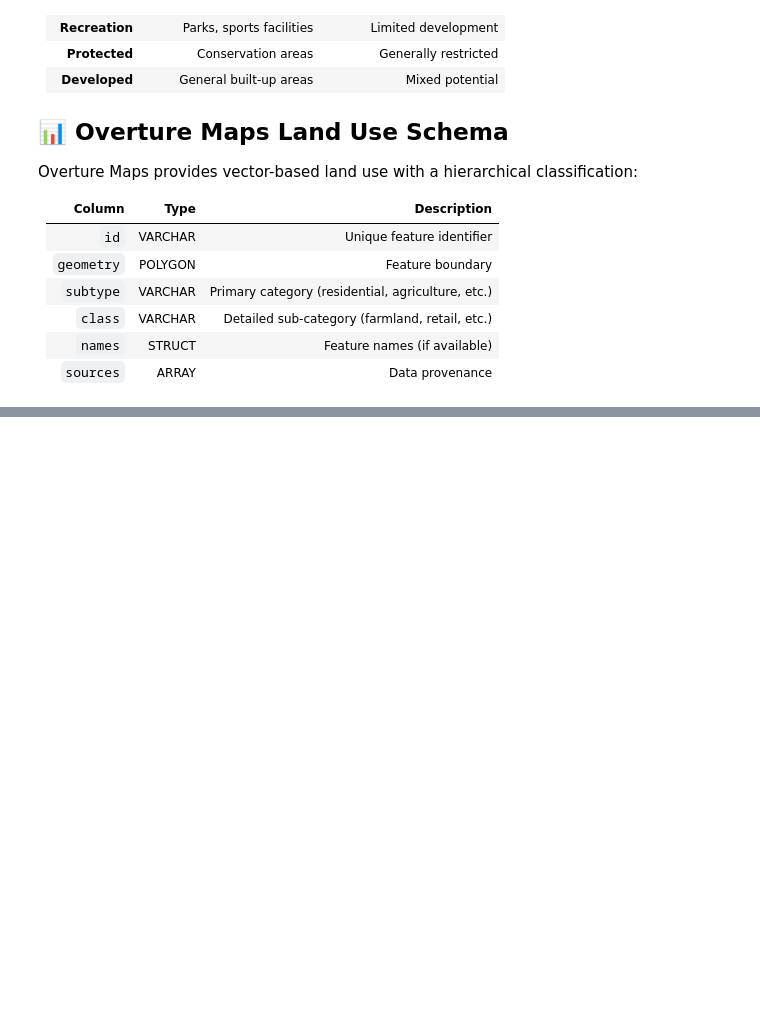
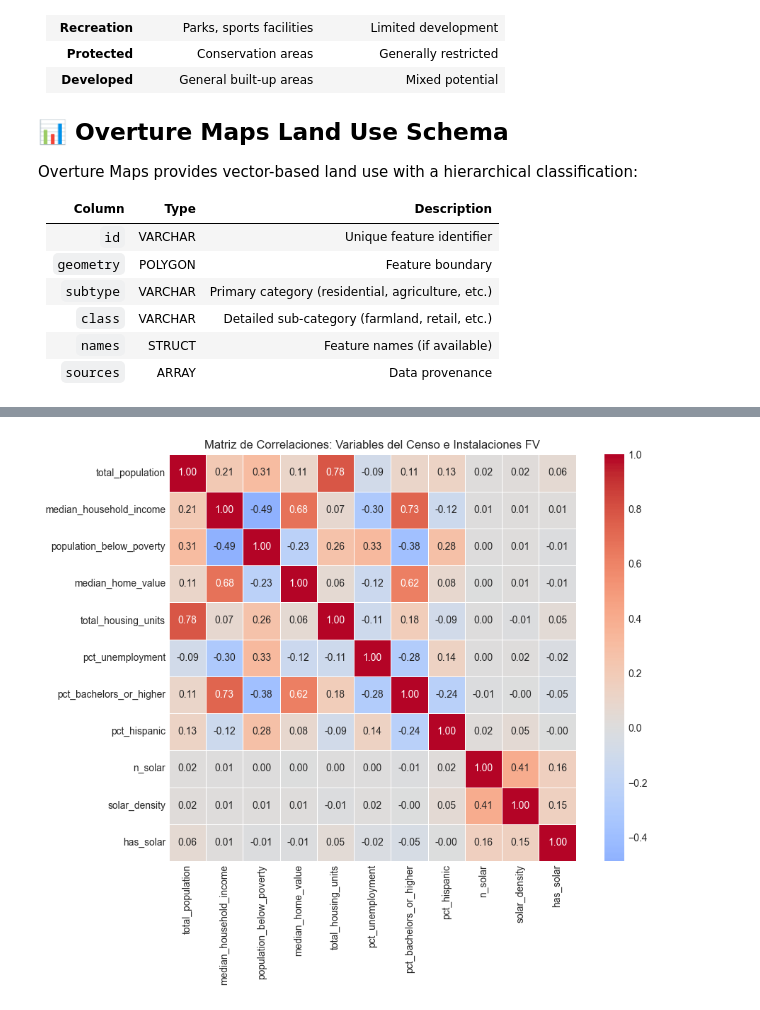
Before and after one commit to avega17/CCOM6994_PV_Solar_Project, a Jupyter notebook: solar_pv_census_data_analysis_E2E.ipynb, the cells around one changed output, grey strips where cells are left out. Drawn from its saved outputs; the diff is of its cells as text; code cells hidden in the pictures; blank space fills up the shorter version.

```diff
--- a/solar_pv_census_data_analysis_E2E.ipynb
+++ b/solar_pv_census_data_analysis_E2E.ipynb
@@ -16,8 +16,7 @@ else:
     print("Installing GitPython via pip...")
     !pip install GitPython
 
-local_path = "./pv_solar_analysis/"
+local_path = "pv_solar_analysis/"
 # delete directory if it exists to ensure fresh clone and easier notebook re-runs
 if os.path.exists(local_path):
-    print(f"Removing existing directory at {local_path}...")
     shutil.rmtree(local_path, ignore_errors=True)
@@ -492,0 +1201,13 @@ Overture Maps provides vector-based land use with a hierarchical classification:
+# %%
+# Correlation matrix
+plt.figure(figsize=(10, 8))
+corr_vars = analysis_vars + ['n_solar', 'solar_density', 'has_solar']
+corr_matrix = analysis_clean[corr_vars].corr()
+
+sns.heatmap(corr_matrix, annot=True, cmap='coolwarm', center=0, fmt='.2f',
+            square=True, linewidths=0.5)
+plt.title('Matriz de Correlaciones: Variables del Censo e Instalaciones FV')
+plt.tight_layout()
+plt.show()
+# %% [output]
+[figure, added]
```
Also changed, not shown: parts of 44 cells of this notebook, 1 other file.
